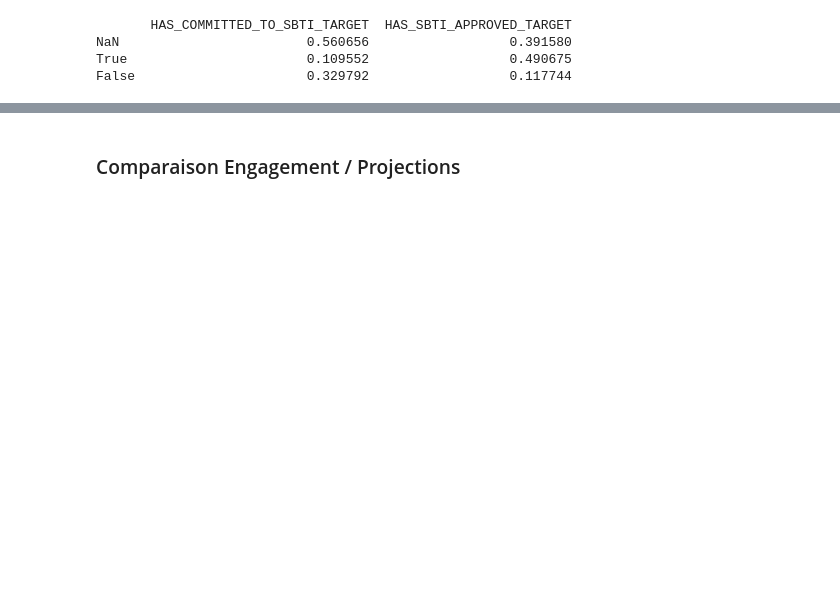
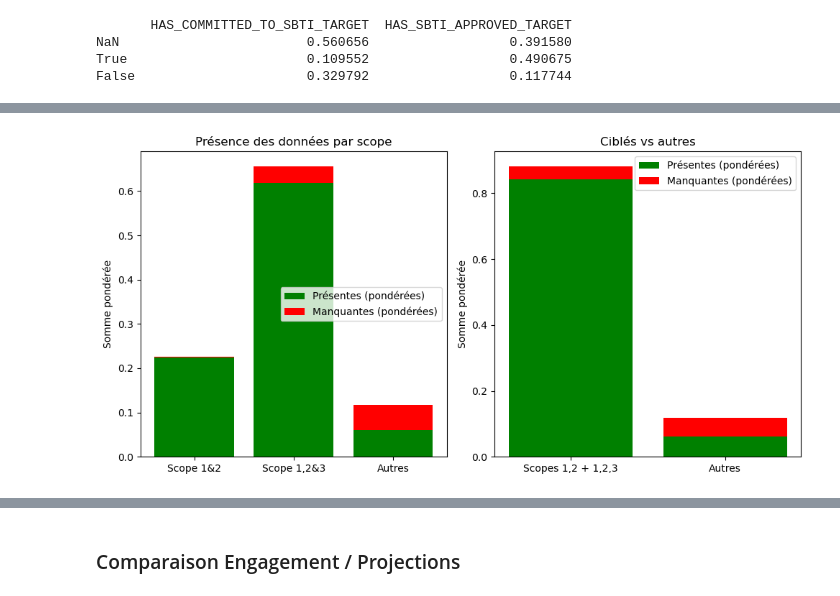
Before and after one commit to MoutetMaxime/net-zero-portfolio, a Jupyter notebook: code/notebooks/engagement_msci.ipynb, the cells around one changed output, grey strips where cells are left out. Drawn from its saved outputs; the diff is of its cells as text; code cells hidden in the pictures; blank space fills up the shorter version.

```diff
--- a/code/notebooks/engagement_msci.ipynb
+++ b/code/notebooks/engagement_msci.ipynb
@@ -159,0 +142,45 @@ Passing `palette` without assigning `hue` is deprecated and will be removed in v
+# %%
+msci_vs_target_scope_1_2 = msci_vs_target[msci_vs_target['TARGET_SUMMARY_SCOPES'] == '1,2']
+msci_vs_target_scope_1_2_3 = msci_vs_target[msci_vs_target['TARGET_SUMMARY_SCOPES'] == '1,2,3']
+msci_vs_target_other_scope = msci_vs_target[~msci_vs_target['TARGET_SUMMARY_SCOPES'].isin(['1,2', '1,2,3'])]
+
+missing = msci_vs_target_scope_1_2[msci_vs_target_scope_1_2['CARBON_EMISSIONS_TARGET_REDUCT_PCT'].isna()]['Weight'].sum()
+present = msci_vs_target_scope_1_2[msci_vs_target_scope_1_2['CARBON_EMISSIONS_TARGET_REDUCT_PCT'].notna()]['Weight'].sum()
+missing3 = msci_vs_target_scope_1_2_3[msci_vs_target_scope_1_2_3['CARBON_EMISSIONS_TARGET_REDUCT_PCT'].isna()]['Weight'].sum()
+present3 = msci_vs_target_scope_1_2_3[msci_vs_target_scope_1_2_3['CARBON_EMISSIONS_TARGET_REDUCT_PCT'].notna()]['Weight'].sum()
+missingO = msci_vs_target_other_scope[msci_vs_target_other_scope['CARBON_EMISSIONS_TARGET_REDUCT_PCT'].isna()]['Weight'].sum()
+presentO = msci_vs_target_other_scope[msci_vs_target_other_scope['CARBON_EMISSIONS_TARGET_REDUCT_PCT'].notna()]['Weight'].sum()
+# %%
+groups = ['Scope 1&2', 'Scope 1,2&3', 'Autres']
+missing_vals = [missing, missing3, missingO]
+present_vals = [present, present3, presentO]
+
+missing_agg = missing + missing3
+present_agg = present + present3
+
+plt.figure(figsize=(10, 5))
+plt.subplot(1, 2, 1)
+x = range(len(groups))
+plt.bar(x, present_vals, label='Présentes (pondérées)', color='green')
+plt.bar(x, missing_vals, bottom=present_vals, label='Manquantes (pondérées)', color='red')
+plt.xticks(ticks=x, labels=groups)
+plt.ylabel("Somme pondérée")
+plt.title("Présence des données par scope")
+plt.legend()
+
+plt.subplot(1, 2, 2)
+x2 = ['Scopes 1,2 + 1,2,3', 'Autres']
+missing_vals2 = [missing_agg, missingO]
+present_vals2 = [present_agg, presentO]
+x = range(len(x2))
+plt.bar(x, present_vals2, label='Présentes (pondérées)', color='green')
+plt.bar(x, missing_vals2, bottom=present_vals2, label='Manquantes (pondérées)', color='red')
+plt.xticks(ticks=x, labels=x2)
+plt.ylabel("Somme pondérée")
+plt.title("Ciblés vs autres")
+plt.legend()
+
+plt.tight_layout()
+plt.show()
+# %% [output]
+[figure, added]
```
Also changed, not shown: parts of 9 cells of this notebook.
